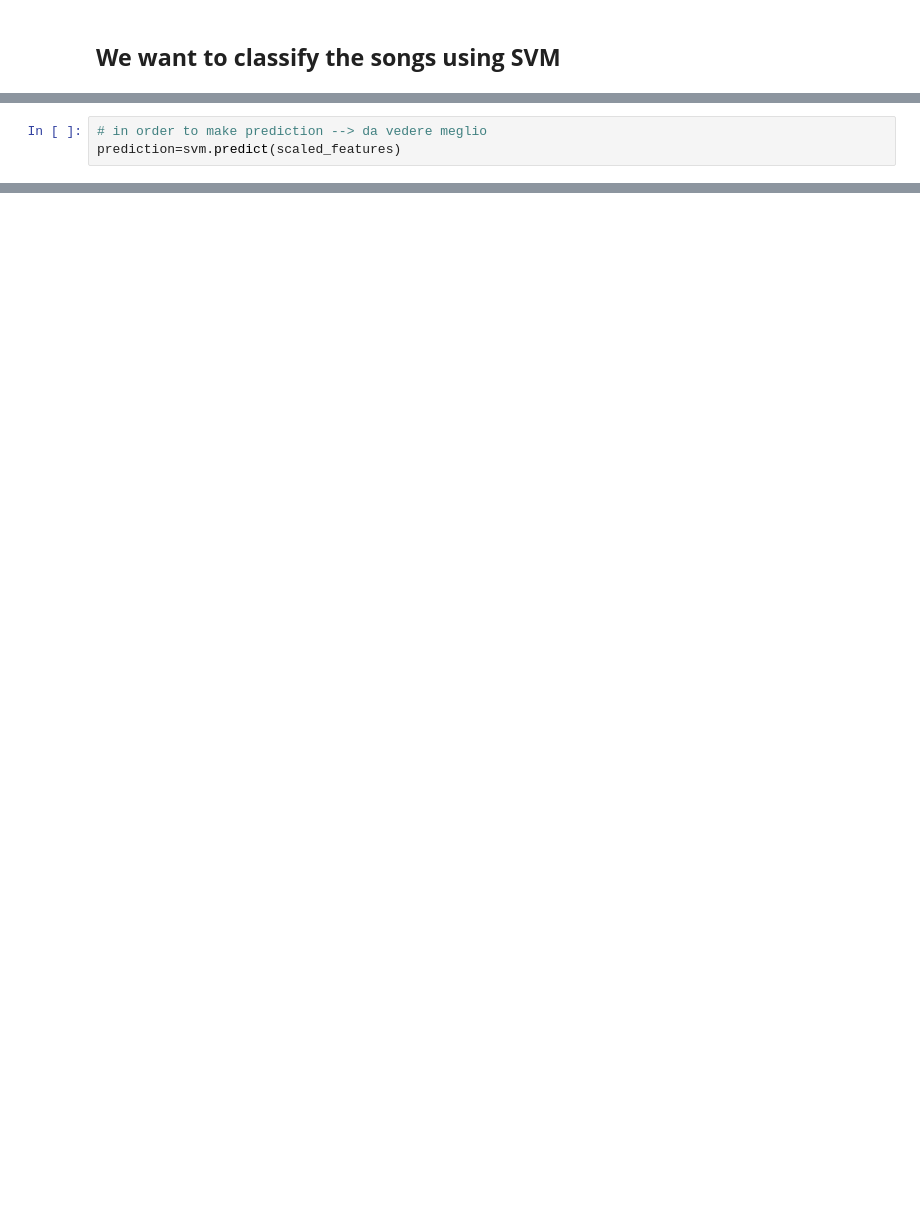
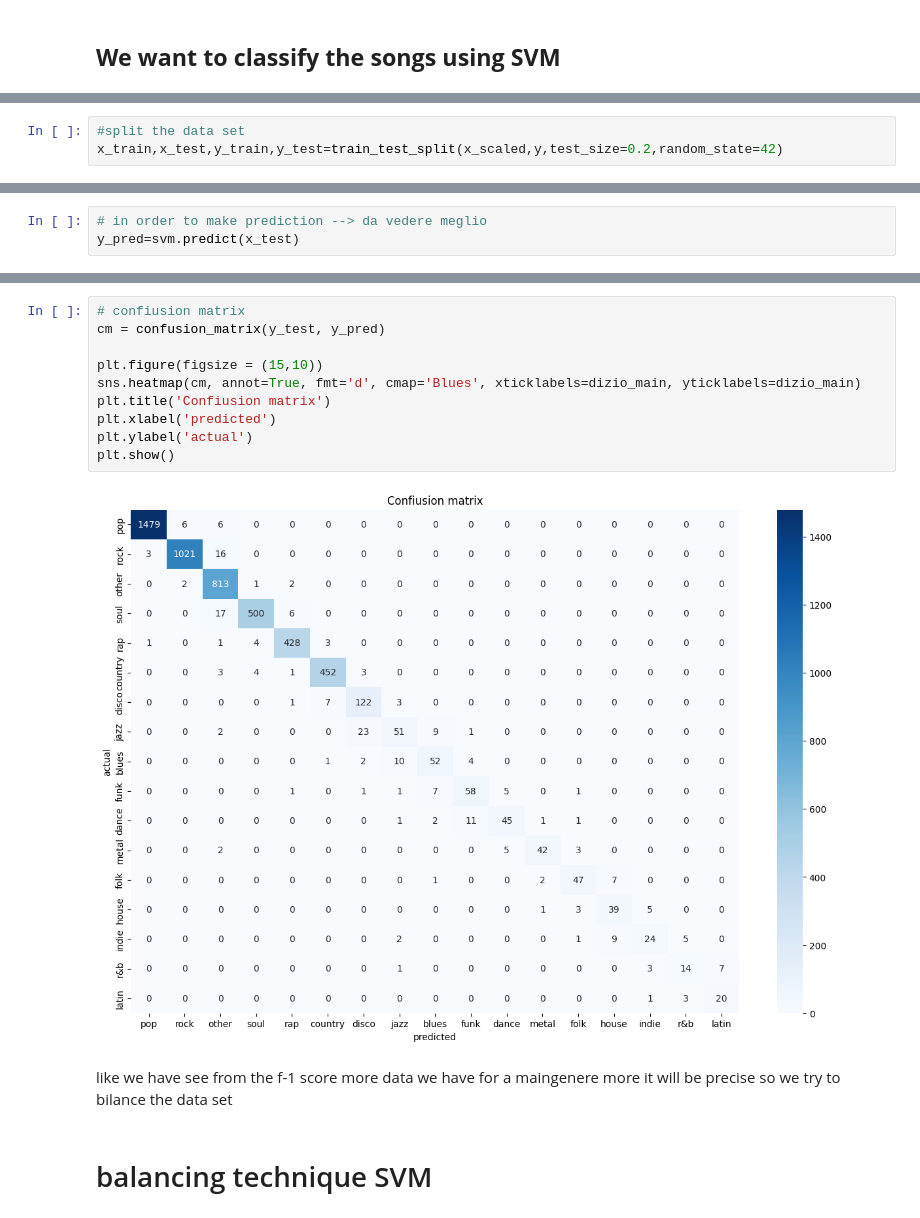
Before and after one commit to alelovo/Project_MachineLearning, a Jupyter notebook: SVM.ipynb, the cells around one changed output, grey strips where cells are left out. Saved outputs shown, nothing was run; the diff lists cells and outputs as text; blank space fills up the shorter version.

Commit message:
svm test, balancing

```diff
--- a/SVM.ipynb
+++ b/SVM.ipynb
@@ -102,0 +125,3 @@ scaled_features = scaler.fit_transform(features)
+# %%
+#split the data set
+x_train,x_test,y_train,y_test=train_test_split(x_scaled,y,test_size=0.2,random_state=42)
@@ -112,4 +173,4 @@ svm.fit(scaled_features, df_maingenere_more_100.maingenere)
 SVC(C=1)
 # %%
 # in order to make prediction --> da vedere meglio
-prediction=svm.predict(scaled_features)
+y_pred=svm.predict(x_test)
@@ -115,0 +197,16 @@ prediction=svm.predict(scaled_features)
+# %%
+# confiusion matrix
+cm = confusion_matrix(y_test, y_pred)
+
+plt.figure(figsize = (15,10))
+sns.heatmap(cm, annot=True, fmt='d', cmap='Blues', xticklabels=dizio_main, yticklabels=dizio_main)
+plt.title('Confiusion matrix')
+plt.xlabel('predicted')
+plt.ylabel('actual')
+plt.show()
+# %% [output]
+[figure, added]
+# %% [markdown]
+like we have see from the f-1 score more data we have for a maingenere more it will be precise so we try to bilance the data set
+# %% [markdown]
+# balancing technique SVM
```
Also changed, not shown: parts of 21 cells of this notebook, 2 other files.
